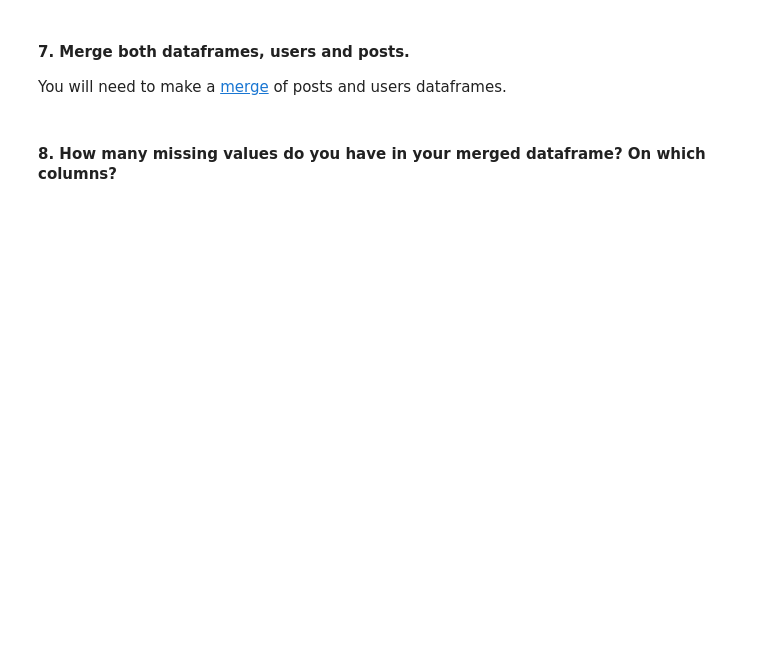
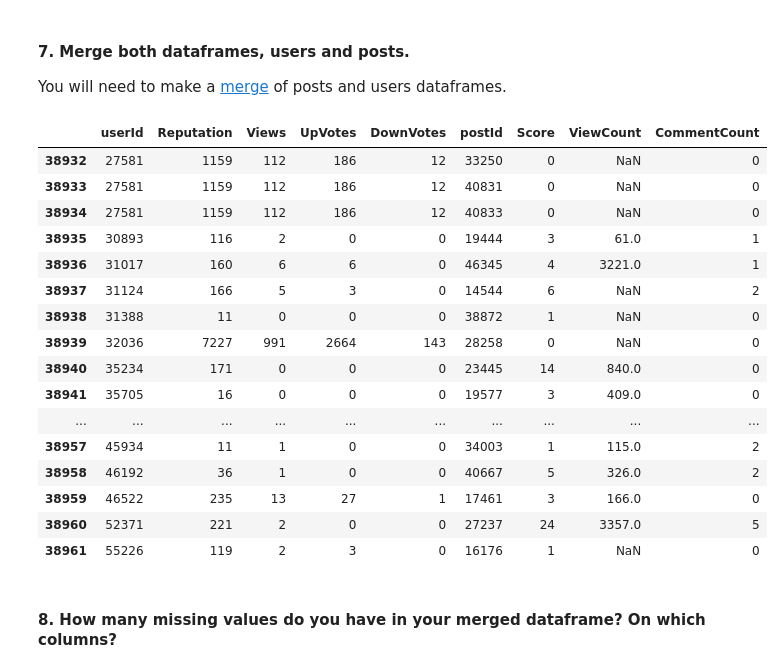
Before and after one commit to ta-data-lis/lab-data-cleaning, a Jupyter notebook: your-code/main.ipynb, the cells around one changed output. Drawn from its saved outputs; the diff is of its cells as text; code cells hidden in the pictures; blank space fills up the shorter version.

```diff
--- a/your-code/main.ipynb
+++ b/your-code/main.ipynb
@@ -5,4 +17,9 @@
 # %% [markdown]
 #### 3. Rename Id column to userId
+# %%
+users_df.rename(columns = {"Id" : "userId"}, inplace = True)
 # %% [markdown]
 #### 4. Import posts table:
+# %%
+posts_df = pd.read_csv("posts_table.csv")
+posts_df.head()
@@ -14,0 +36,2 @@
+# %%
+posts_df.rename(columns = {"Id" : "postId", "OwnerUserId" : "userId"}, inplace = True)
@@ -14,0 +51,5 @@
+# %%
+users = users_df[["userId", "Reputation", "Views", "UpVotes", "DownVotes"]].copy()
+posts = posts_df[["postId", "Score", "userId", "ViewCount", "CommentCount"]].copy()
+print(users)
+posts
@@ -15,5 +84,26 @@
 # %% [markdown]
 #### 7. Merge both dataframes, users and posts.
 You will need to make a [merge](https://pandas.pydata.org/pandas-docs/stable/generated/pandas.DataFrame.merge.html) of posts and users dataframes.
+# %%
+merged_df = users.merge(posts, how = "inner", on = "userId")
+merged_df.tail(30)
+# %% [output]
+|  | userId | Reputation | Views | UpVotes | DownVotes | postId | Score | ViewCount | CommentCount |
+| 38932 | 27581 | 1159 | 112 | 186 | 12 | 33250 | 0 | NaN | 0 |
+| 38933 | 27581 | 1159 | 112 | 186 | 12 | 40831 | 0 | NaN | 0 |
+| 38934 | 27581 | 1159 | 112 | 186 | 12 | 40833 | 0 | NaN | 0 |
+| 38935 | 30893 | 116 | 2 | 0 | 0 | 19444 | 3 | 61.0 | 1 |
+| 38936 | 31017 | 160 | 6 | 6 | 0 | 46345 | 4 | 3221.0 | 1 |
+| 38937 | 31124 | 166 | 5 | 3 | 0 | 14544 | 6 | NaN | 2 |
+| 38938 | 31388 | 11 | 0 | 0 | 0 | 38872 | 1 | NaN | 0 |
+| 38939 | 32036 | 7227 | 991 | 2664 | 143 | 28258 | 0 | NaN | 0 |
+| 38940 | 35234 | 171 | 0 | 0 | 0 | 23445 | 14 | 840.0 | 0 |
+| 38941 | 35705 | 16 | 0 | 0 | 0 | 19577 | 3 | 409.0 | 0 |
+| ... | ... | ... | ... | ... | ... | ... | ... | ... | ... |
+| 38957 | 45934 | 11 | 1 | 0 | 0 | 34003 | 1 | 115.0 | 2 |
+| 38958 | 46192 | 36 | 1 | 0 | 0 | 40667 | 5 | 326.0 | 2 |
+| 38959 | 46522 | 235 | 13 | 27 | 1 | 17461 | 3 | 166.0 | 0 |
+| 38960 | 52371 | 221 | 2 | 0 | 0 | 27237 | 24 | 3357.0 | 5 |
+| 38961 | 55226 | 119 | 2 | 3 | 0 | 16176 | 1 | NaN | 0 |
 # %% [markdown]
 #### 8. How many missing values do you have in your merged dataframe? On which columns?
```
Also changed, not shown: parts of 10 cells of this notebook.
